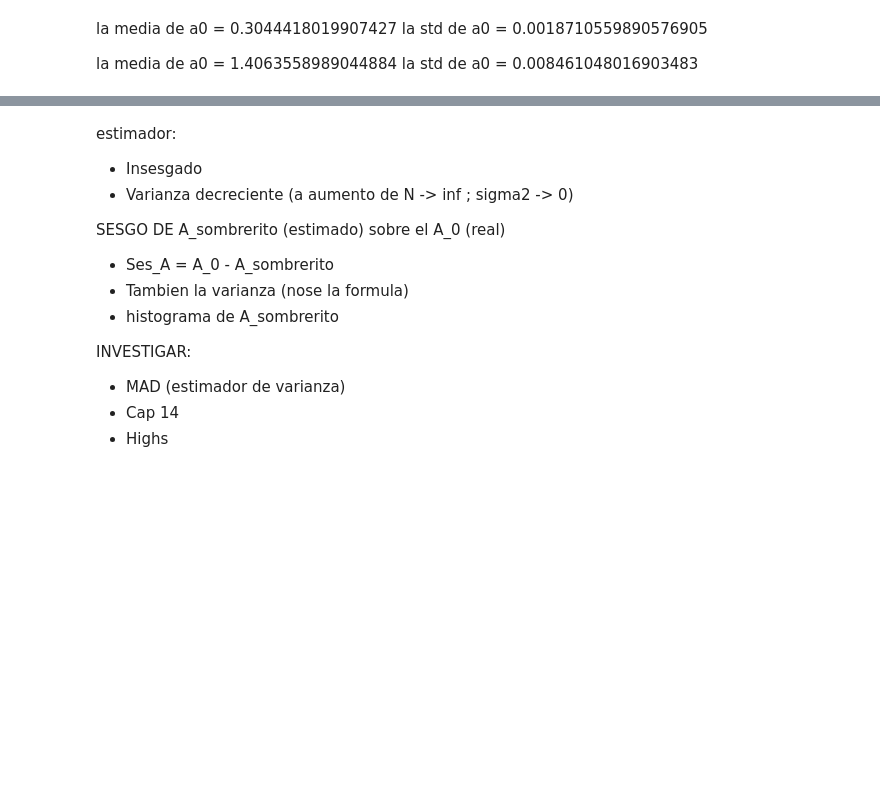
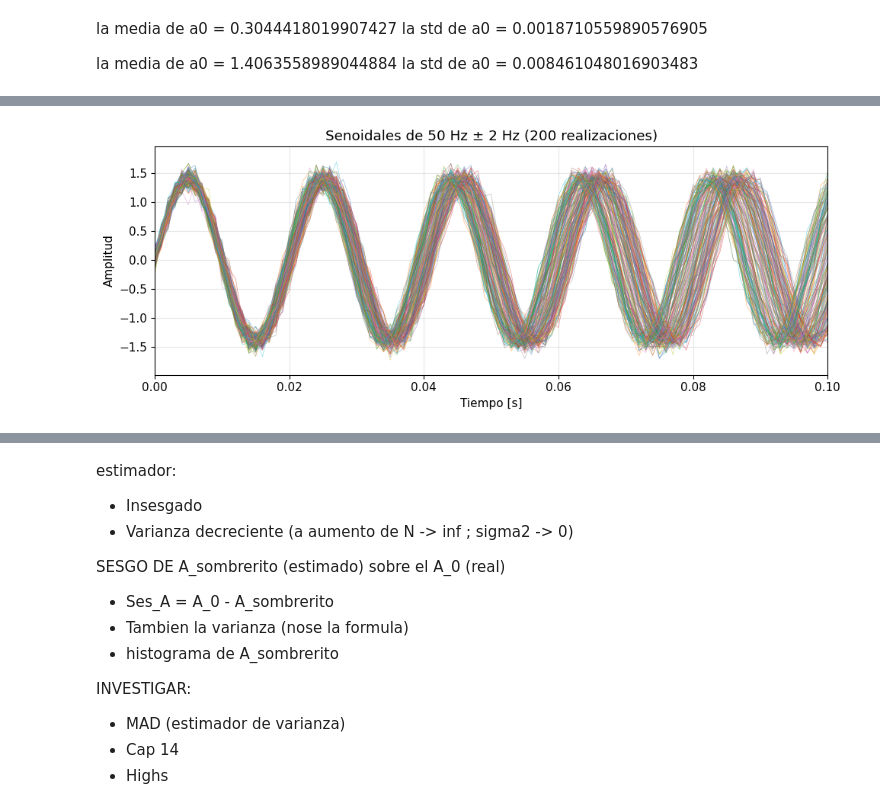
Before and after one commit to Maurin2/PDS_Tareas, a Jupyter notebook: Clases/06_05/Clase_6_5.ipynb, the cells around one changed output, grey strips where cells are left out. Drawn from its saved outputs; the diff is of its cells as text; code cells hidden in the pictures; blank space fills up the shorter version.

```diff
--- a/Clases/06_05/Clase_6_5.ipynb
+++ b/Clases/06_05/Clase_6_5.ipynb
@@ -319,0 +355,85 @@ flattop            1.2983          0.1394     1.4142
+# %%
+import numpy as np
+import matplotlib.pyplot as plt
+from scipy.signal.windows import flattop, hamming, blackman
+
+# ============== Parámetros ==============
+N            = 1000
+FS           = 1000
+F0           = 50
+A            = np.sqrt(2)
+N_REALIZ     = 200
+SIGMA_RUIDO  = 0.1
+DESPARRAME   = 2
+
+# ============== PDS ==============
+def estimar_pds(xx, fs, ventana='flattop'):
+    N = xx.shape[1]
+    ventanas = {
+        'flattop':     flattop(N),
+        'hamming':     hamming(N),
+        'blackman':    blackman(N),
+        'rectangular': np.ones(N),
+    }
+    if ventana not in ventanas:
+        raise ValueError(f"Ventana '{ventana}' no soportada. Opciones: {list(ventanas.keys())}")
+    w = ventanas[ventana]
+    XX = np.fft.fft(xx * w, axis=1)
+    modulo = 2 * np.abs(XX[:, :N // 2]) / w.sum()
+    freqs  = np.arange(N // 2) * fs / N
+    return freqs, modulo
+
+# ============== Generación de la señal (una vez) ==============
+freq_noise = np.random.uniform(-DESPARRAME, DESPARRAME, size=N_REALIZ)
+freq       = F0 + freq_noise
+tt, xx = GeneradorSenales.generar_seno(vmax=A, ff=freq, n=N, fs=FS)
+xx     = GeneradorSenales.generate_noisy_signal(xx, sigma=SIGMA_RUIDO)
+xx     = xx.T                                  # (N_REALIZ, N)
+
+bin_f0 = int(F0 * N / FS)
+
+# ============== Plot temporal (común a todas) ==============
+fig_t, ax_t = plt.subplots(figsize=(10, 4))
+ax_t.plot(tt, xx.T, linewidth=0.5, alpha=0.5)
+ax_t.set_title(f"Senoidales de {F0} Hz ± {DESPARRAME} Hz ({N_REALIZ} realizaciones)")
+ax_t.set_xlabel("Tiempo [s]")
+ax_t.set_ylabel("Amplitud")
+ax_t.set_xlim(0, 0.1)
+ax_t.grid(True, alpha=0.3)
+plt.tight_layout()
+
+# ============== Plot frecuencial: 4 ventanas en grid 2x2 ==============
+ventanas = ['rectangular', 'hamming', 'blackman', 'flattop']
+ventanas_sesgos = [('rectangular', 0.9422), ('hamming', 0.7793), ('blackman', 0.6011), ('flattop', 0.1113)]
+
+fig_f, axes = plt.subplots(2, 2, figsize=(13, 9), sharex=True, sharey=True)
+
+for ax, (v,sesgo) in zip(axes.flat, ventanas_sesgos):
+    freqs, modulo = estimar_pds(xx, fs=FS, ventana=v)
+    bins = np.arange(modulo.shape[1])
+
+    a_hat = modulo[:, bin_f0]
+    mu, sigma = a_hat.mean(), a_hat.std(ddof=1)
+
+    ax.plot(bins, modulo.T, 'o', markersize=3, alpha=0.4)
+    ax.axhline(A, color='k', linestyle='--', linewidth=1, alpha=0.6, label=f'A = {A:.3f}')
+    ax.set_title(f"{v}  |  μ={mu:.3f}, σ={sigma:.3f}")
+    ax.set_xlabel("Bin [k]")
+    ax.set_ylabel(r"$|\hat{a}_0|$")
+    ax.set_xlim(bin_f0 - 10, bin_f0 + 10)
+    ax.grid(True, alpha=0.3)
+    ax.legend(loc='upper right', fontsize=8)
+
+fig_f.suptitle("PDS estimada por ventana", fontsize=14)
+plt.tight_layout()
+#plt.show()
+
+# ============== Resumen del estimador en bin_f0 ==============
+print(f"\n{'Ventana':<12} {'μ (sesgo)':>12} {'σ (varianza)':>15} {'A real':>10}")
+print("-" * 52)
+for (v,sesgo) in ventanas_sesgos:
+    _, modulo = estimar_pds(xx, fs=FS, ventana=v)
+    a_hat = modulo[:, bin_f0]
+    a_hat = a_hat + sesgo
+    print(f"{v:<12} {A - a_hat.mean():>12.4f} {a_hat.std(ddof=1):>15.4f} {A:>10.4f}")
+# %% [output]
@@ -319,0 +446 @@ flattop            1.2983          0.1394     1.4142
+[figure, added]
```
Also changed, not shown: parts of 11 cells of this notebook, 6 other files.
